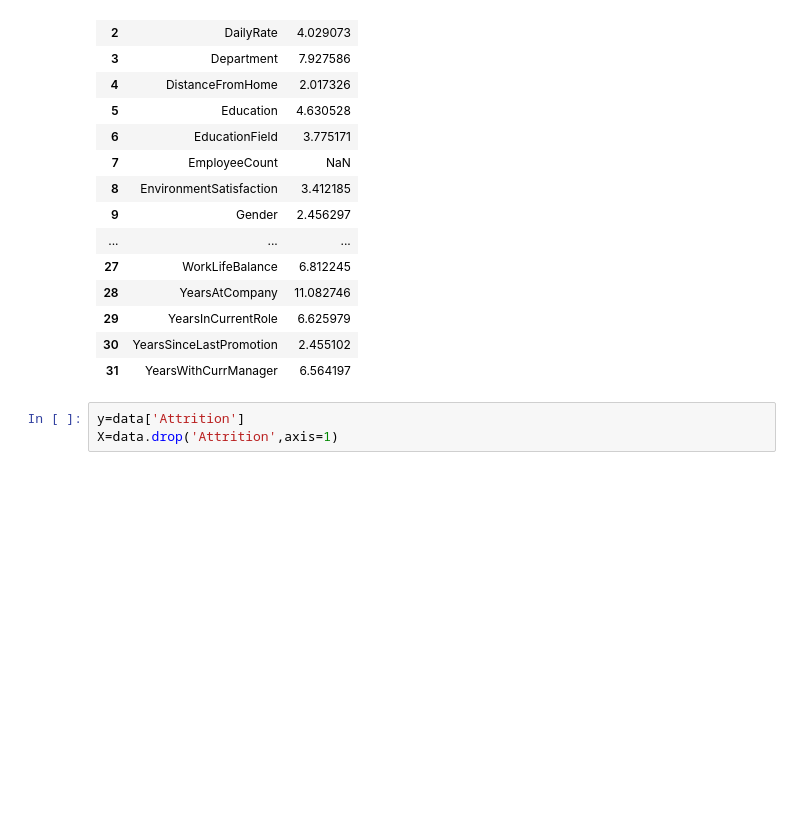
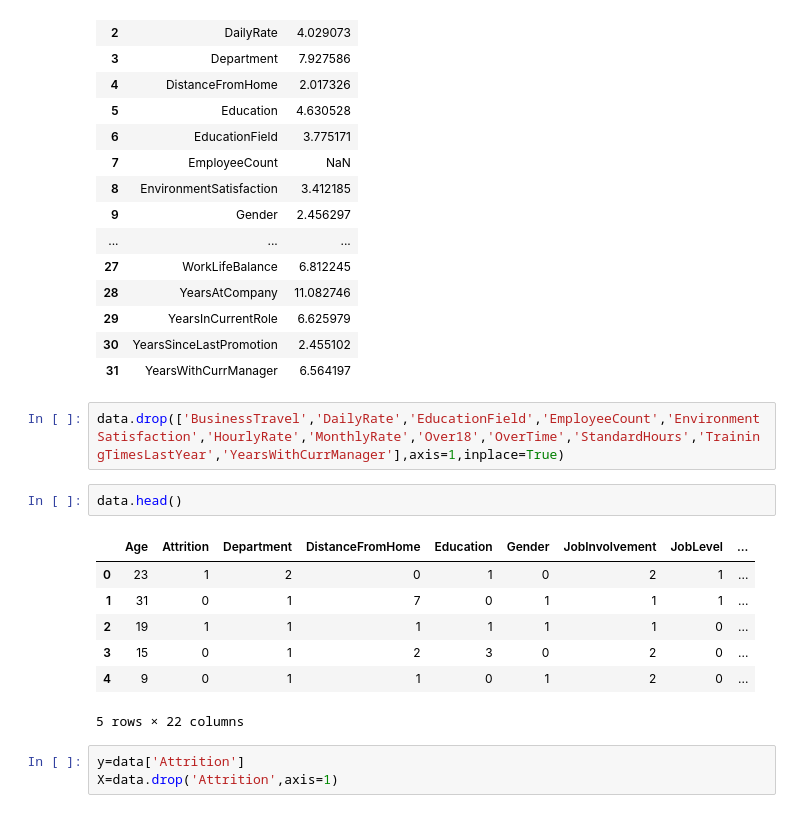
Before and after one commit to omprakashselvaraj/Attrition-Prediction, a Jupyter notebook: model.ipynb, the cells around one changed output. Saved outputs shown, nothing was run; the diff lists cells and outputs as text; blank space fills up the shorter version.

```diff
--- a/model.ipynb
+++ b/model.ipynb
@@ -371,6 +371,18 @@ calc_vif(dataset2)
 | 29 | YearsInCurrentRole | 6.625979 |
 | 30 | YearsSinceLastPromotion | 2.455102 |
 | 31 | YearsWithCurrManager | 6.564197 |
+# %%
+data.drop(['BusinessTravel','DailyRate','EducationField','EmployeeCount','EnvironmentSatisfaction','HourlyRate','MonthlyRate','Over18','OverTime','StandardHours','TrainingTimesLastYear','YearsWithCurrManager'],axis=1,inplace=True)
+# %%
+data.head()
+# %% [output]
+|  | Age | Attrition | Department | DistanceFromHome | Education | Gender | JobInvolvement | JobLevel | ... |
+| 0 | 23 | 1 | 2 | 0 | 1 | 0 | 2 | 1 | ... |
+| 1 | 31 | 0 | 1 | 7 | 0 | 1 | 1 | 1 | ... |
+| 2 | 19 | 1 | 1 | 1 | 1 | 1 | 1 | 0 | ... |
+| 3 | 15 | 0 | 1 | 2 | 3 | 0 | 2 | 0 | ... |
+| 4 | 9 | 0 | 1 | 1 | 0 | 1 | 2 | 0 | ... |
+5 rows × 22 columns
 # %%
 y=data['Attrition']
 X=data.drop('Attrition',axis=1)
```
Also changed, not shown: parts of 18 cells of this notebook.
